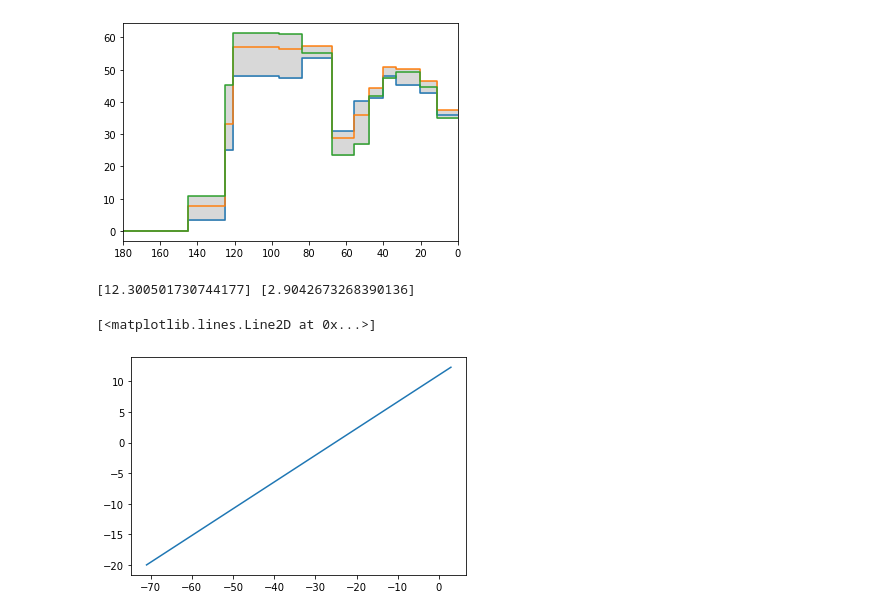
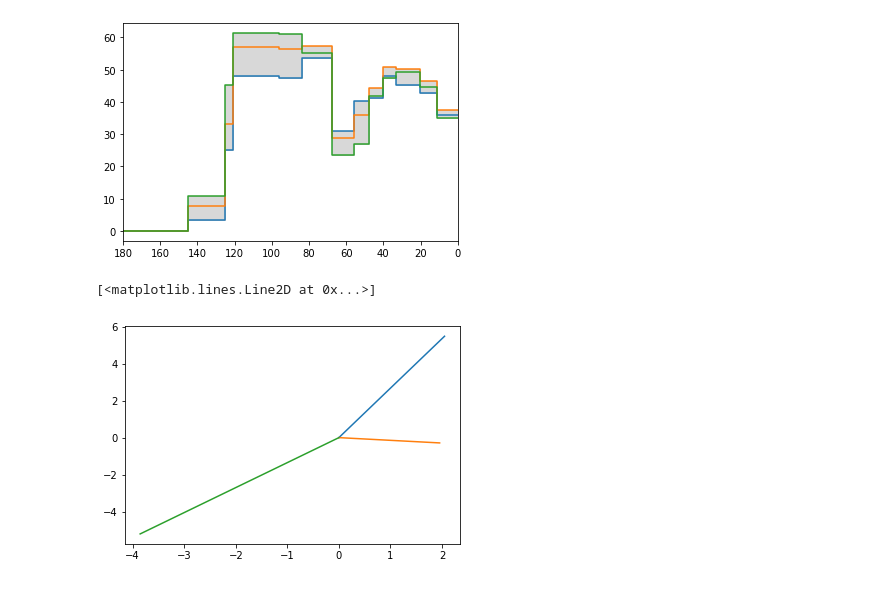
Before and after one commit to siwill22/GPlatesReconstructionModel, a Jupyter notebook: test_notebooks/test_MotionPath.ipynb, the cells around one changed output. Drawn from its saved outputs; the diff is of its cells as text; code cells hidden in the pictures.

```diff
--- a/test_notebooks/test_MotionPath.ipynb
+++ b/test_notebooks/test_MotionPath.ipynb
@@ -149,41 +149,50 @@ plt.show()
 # %%
 time_step = 1.
 time_array = np.arange(0.,101.,10.)
 fixed_plate = 201
 moving_plate = 902
 
 # Point at which to calculate convergence (assuming over-riding plate is fixed)
-point_longitude = -71
-point_latitude = -20
+point_longitude = 70.
+point_latitude = -40.
 
 velocity_point = pygplates.PointOnSphere((point_latitude,point_longitude))
 
-velocity_n = []
-velocity_e = []
+
+#velocity_n = []
+#velocity_e = []
+
+def velocity_vector(reconstruction_model, velocity_point, reconstruction_time, moving_plate, fixed_plate=0, time_step=1.):
+
+    # Get the rotation for current time interval, and the feature's reconstruction plate ID.
+    equivalent_stage_rotation = reconstruction_model.rotation_model.get_rotation(
+        reconstruction_time, moving_plate, reconstruction_time+time_step, fixed_plate)
+
+    # Calculate a velocity for each reconstructed point over the 1My time interval.
+    velocity_vector = pygplates.calculate_velocities(
+        velocity_point,
+        equivalent_stage_rotation,
+        time_step,
+        pygplates.VelocityUnits.cms_per_yr)
+
+    velocity_n_e = pygplates.LocalCartesian.convert_from_geocentric_to_north_east_down(
+                            velocity_point,
+                            velocity_vector)
+
+    return velocity_n_e[0].get_x(), velocity_n_e[0].get_y()
+
+    #velocity_n.append(velocity_n_e[0].get_y())
+    #velocity_e.append(velocity_n_e[0].get_x())
+
 
 reconstruction_time = 30.
+e1,n1 = velocity_vector(M2016, velocity_point, reconstruction_time, 501, 701, time_step=1.)
+e2,n2 = velocity_vector(M2016, velocity_point, reconstruction_time, 701, 802, time_step=1.)
+e3,n3 = velocity_vector(M2016, velocity_point, reconstruction_time, 802, 501, time_step=1.)
 
-# Get the rotation for current time interval, and the feature's reconstruction plate ID.
-equivalent_stage_rotation = M2016.rotation_model.get_rotation(
-    reconstruction_time, moving_plate, reconstruction_time+time_step, fixed_plate)
-
-# Calculate a velocity for each reconstructed point over the 1My time interval.
-velocity_vector = pygplates.calculate_velocities(
-    velocity_point,
-    equivalent_stage_rotation,
-    time_step,
-    pygplates.VelocityUnits.cms_per_yr)
-
-velocity_n_e = pygplates.LocalCartesian.convert_from_geocentric_to_north_east_down(
-                        velocity_point,
-                        velocity_vector)
-
-velocity_n.append(velocity_n_e[0].get_y())
-velocity_e.append(velocity_n_e[0].get_x())
-
-print(velocity_n, velocity_e)
-plt.plot(np.array((point_longitude,velocity_e[0])),np.array((point_latitude,velocity_n[0])))
+plt.plot(np.array((0.,e1)),np.array((0.,n1)))
+plt.plot(np.array((0.,e2)),np.array((0.,n2)))
+plt.plot(np.array((0.,e3)),np.array((0.,n3)))
 # %% [output]
-[12.300501730744177] [2.9042673268390136]
+[<matplotlib.lines.Line2D at 0x...>]
-[<matplotlib.lines.Line2D at 0x...>]
-[figure, old version]
+[figure, new version]
```
